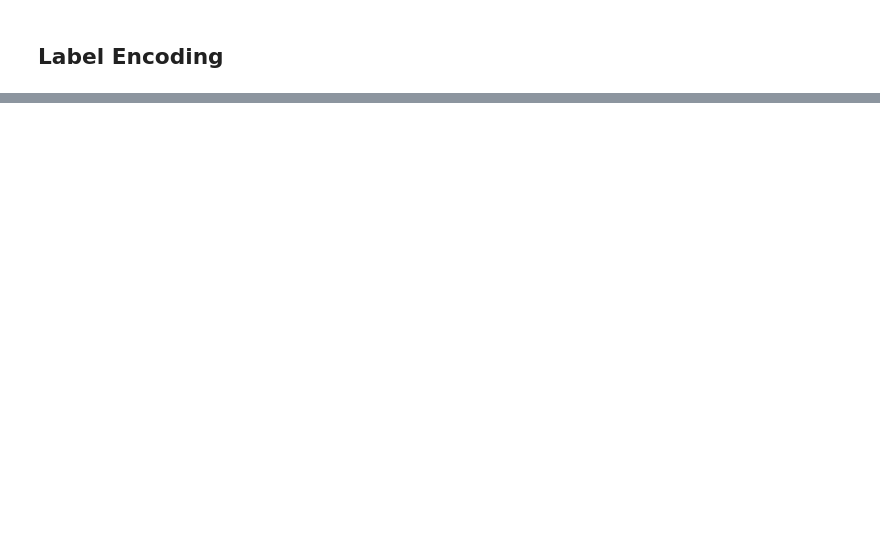
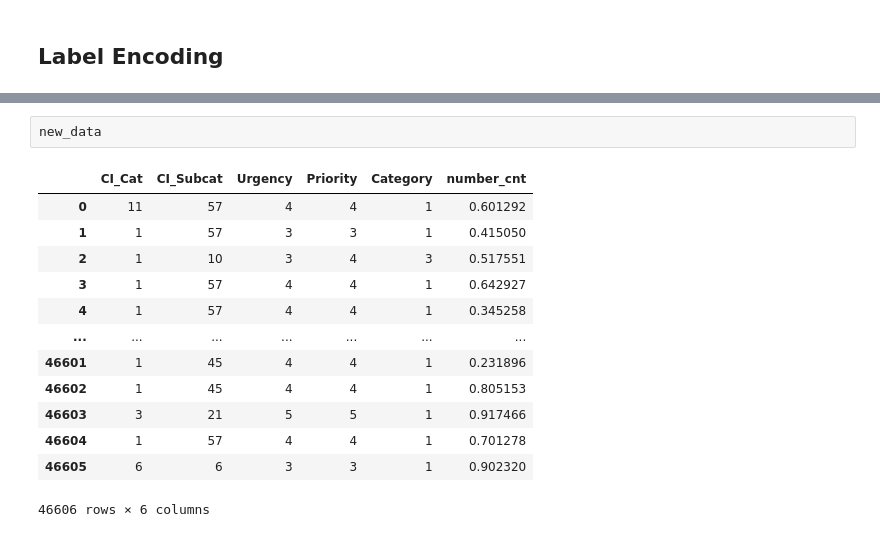
Before and after one commit to SHASHANKV9611/ABC-Tech-ITSM---ML, a Jupyter notebook: ABC_Tech.ipynb, the cells around one changed output, grey strips where cells are left out. Saved outputs shown, nothing was run; the diff lists cells and outputs as text; blank space fills up the shorter version.

```diff
--- a/ABC_Tech.ipynb
+++ b/ABC_Tech.ipynb
@@ -475,0 +534,16 @@ data
+# %%
+new_data
+# %% [output]
+|  | CI_Cat | CI_Subcat | Urgency | Priority | Category | number_cnt |
+| 0 | 11 | 57 | 4 | 4 | 1 | 0.601292 |
+| 1 | 1 | 57 | 3 | 3 | 1 | 0.415050 |
+| 2 | 1 | 10 | 3 | 4 | 3 | 0.517551 |
+| 3 | 1 | 57 | 4 | 4 | 1 | 0.642927 |
+| 4 | 1 | 57 | 4 | 4 | 1 | 0.345258 |
+| ... | ... | ... | ... | ... | ... | ... |
+| 46601 | 1 | 45 | 4 | 4 | 1 | 0.231896 |
+| 46602 | 1 | 45 | 4 | 4 | 1 | 0.805153 |
+| 46603 | 3 | 21 | 5 | 5 | 1 | 0.917466 |
+| 46604 | 1 | 57 | 4 | 4 | 1 | 0.701278 |
+| 46605 | 6 | 6 | 3 | 3 | 1 | 0.902320 |
+46606 rows × 6 columns
```
Also changed, not shown: parts of 42 cells of this notebook.
